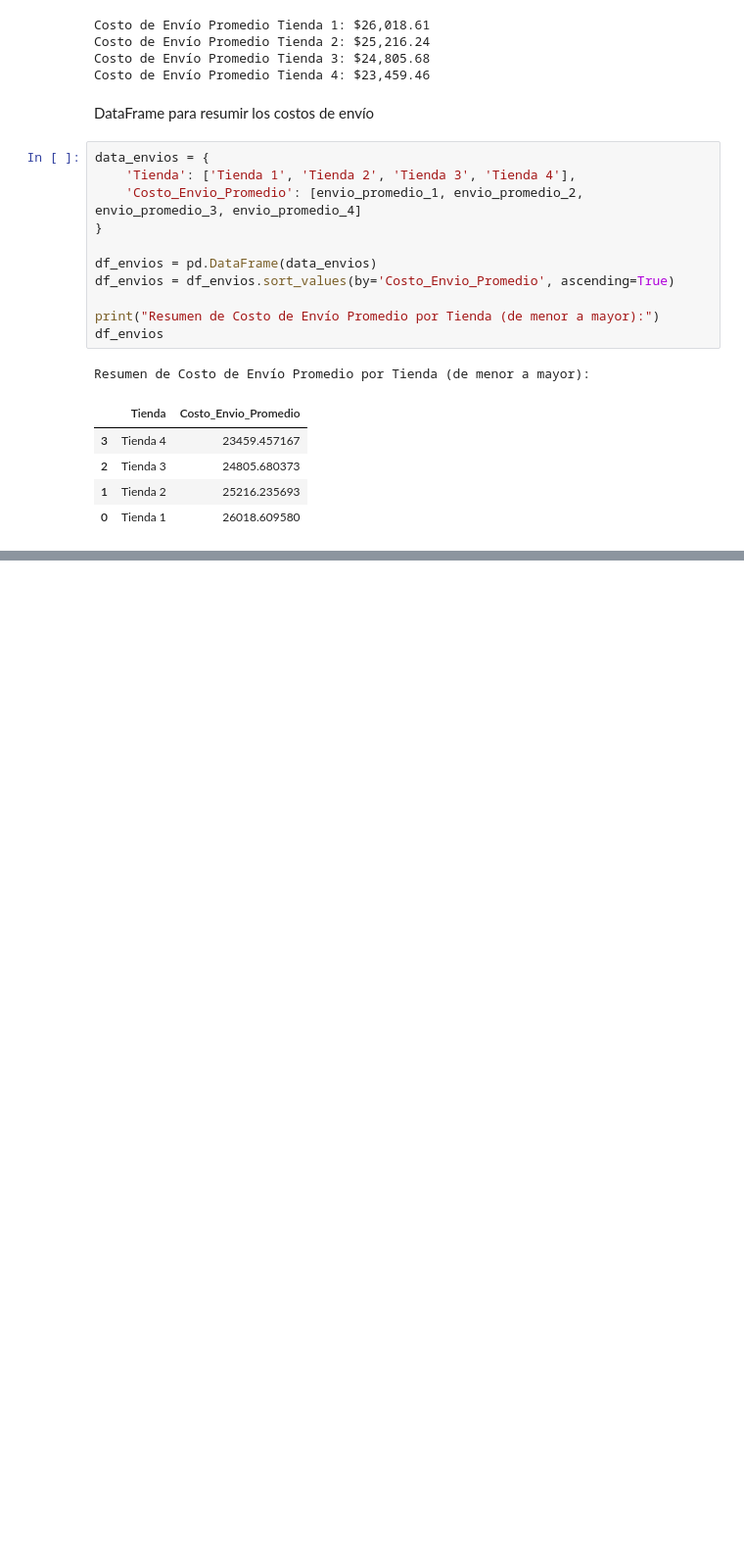
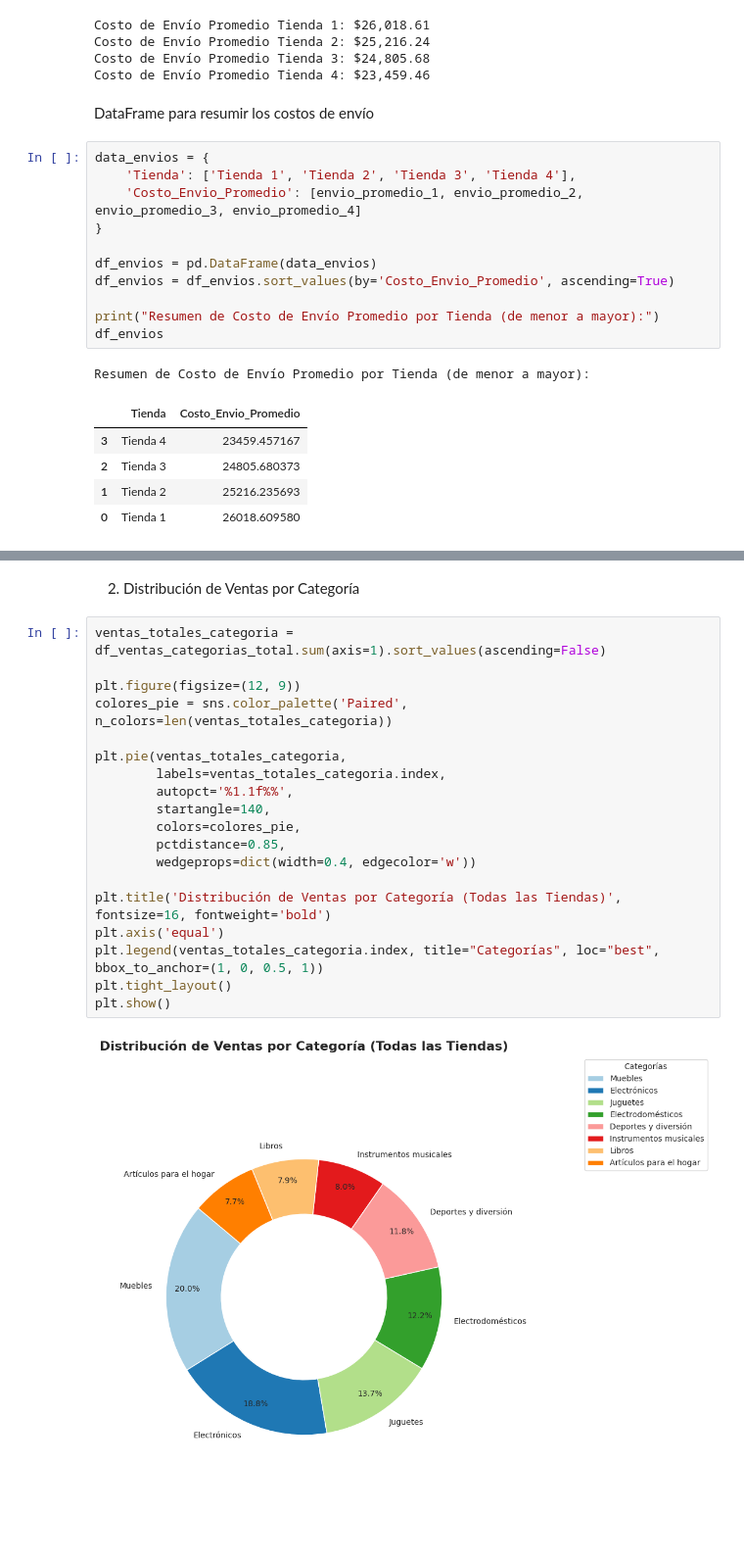
Before and after one commit to LordAguaKate/Store, a Jupyter notebook: AluraStoreLatam.ipynb, the cells around one changed output, grey strips where cells are left out. Shown at 98% size. Saved outputs shown, nothing was run; the diff lists cells and outputs as text; blank space fills up the shorter version.

```diff
--- a/AluraStoreLatam.ipynb
+++ b/AluraStoreLatam.ipynb
@@ -266,0 +311,23 @@ Resumen de Costo de Envío Promedio por Tienda (de menor a mayor):
+# %% [markdown]
+2. Distribución de Ventas por Categoría
+# %%
+ventas_totales_categoria = df_ventas_categorias_total.sum(axis=1).sort_values(ascending=False)
+
+plt.figure(figsize=(12, 9))
+colores_pie = sns.color_palette('Paired', n_colors=len(ventas_totales_categoria))
+
+plt.pie(ventas_totales_categoria,
+        labels=ventas_totales_categoria.index,
+        autopct='%1.1f%%',
+        startangle=140,
+        colors=colores_pie,
+        pctdistance=0.85,
+        wedgeprops=dict(width=0.4, edgecolor='w'))
+
+plt.title('Distribución de Ventas por Categoría (Todas las Tiendas)', fontsize=16, fontweight='bold')
+plt.axis('equal')
+plt.legend(ventas_totales_categoria.index, title="Categorías", loc="best", bbox_to_anchor=(1, 0, 0.5, 1))
+plt.tight_layout()
+plt.show()
+# %% [output]
+[figure, added]
```
Also changed, not shown: parts of 9 cells of this notebook.
